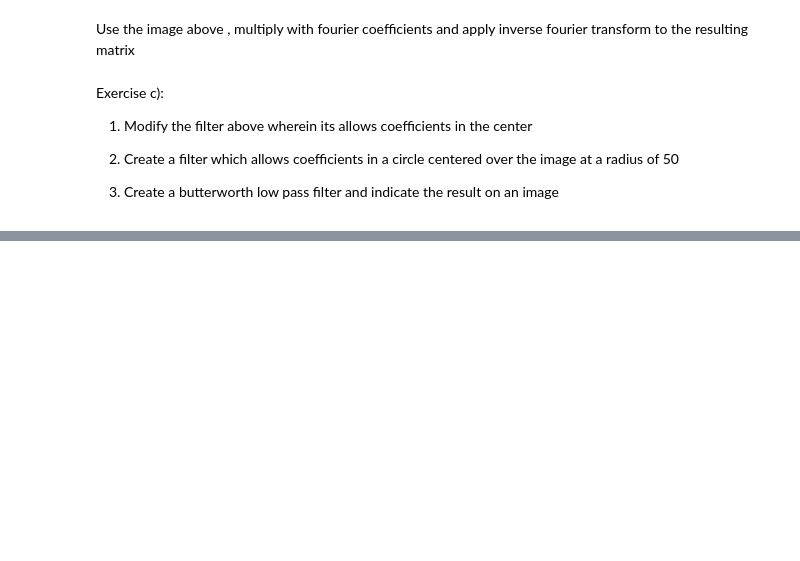
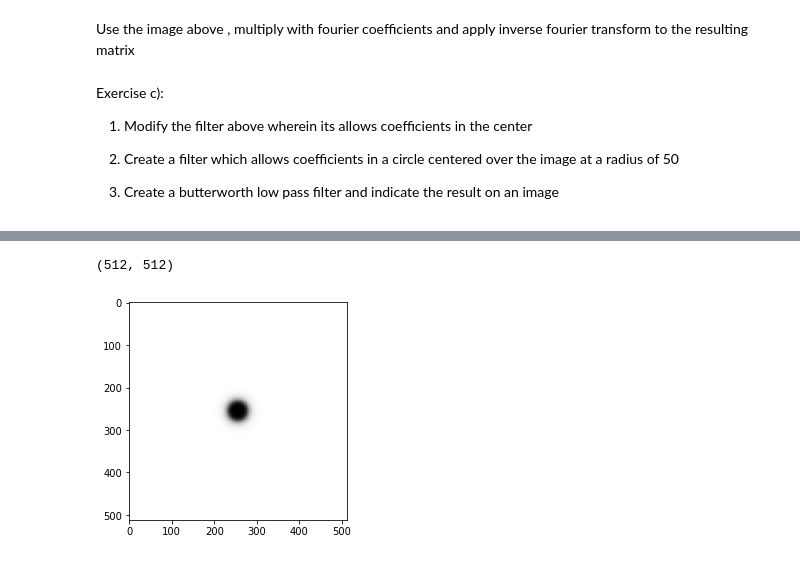
Before and after one commit to Ravitha/BIP-Laboratory, a Jupyter notebook: Lab4.ipynb, the cells around one changed output, grey strips where cells are left out. Cells and saved outputs as stored; diff of their text form; code cells hidden in the pictures; blank space fills up the shorter version.

```diff
--- a/Lab4.ipynb
+++ b/Lab4.ipynb
@@ -127,0 +136,31 @@ Exercise c):
+# %%
+from skimage import data
+I = data.camera()
+print(I.shape)
+# %% [output]
+(512, 512)
+# %%
+import math
+# Find euclidean distance between two pair of coordinates
+def euc(u,v,u0,v0):
+  return math.sqrt((u-u0) * (u-u0) + (v-v0) * (v-v0))
+# %%
+# Creating a filter
+import numpy as np
+from matplotlib import pyplot as plt
+H = np.ones((512,512), np.float32)
+d0 = 25
+n = 3
+u0 = 255
+v0 = 255
+
+for u in range(512):
+  for v in range(512):
+    if(u!=255 and v!=255):
+      dist = euc(u,v,u0,v0)
+      H[u][v] = 1/(1+pow(d0/dist, 2*3))
+
+plt.imshow(H, cmap='gray')
+plt.show()
+# %% [output]
+[figure, added]
```
Also changed, not shown: parts of 5 cells of this notebook.
